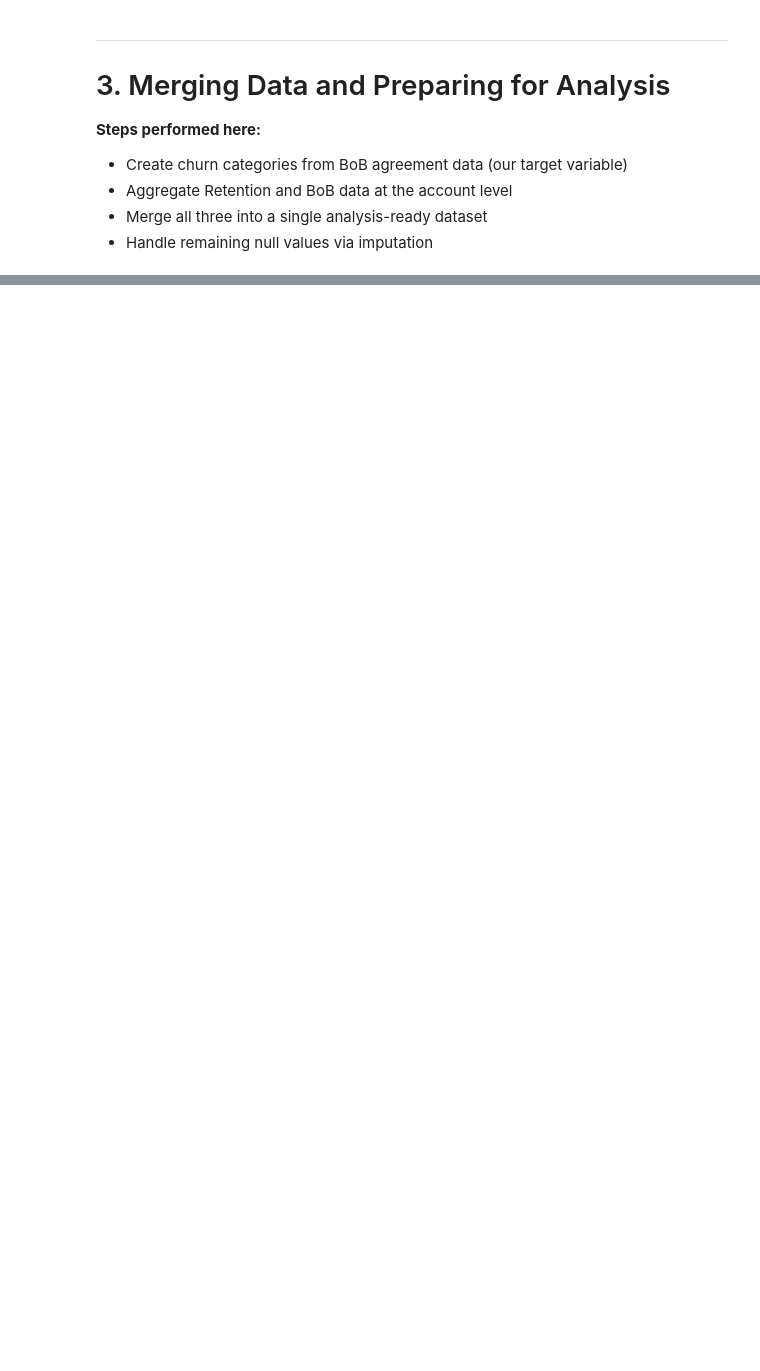
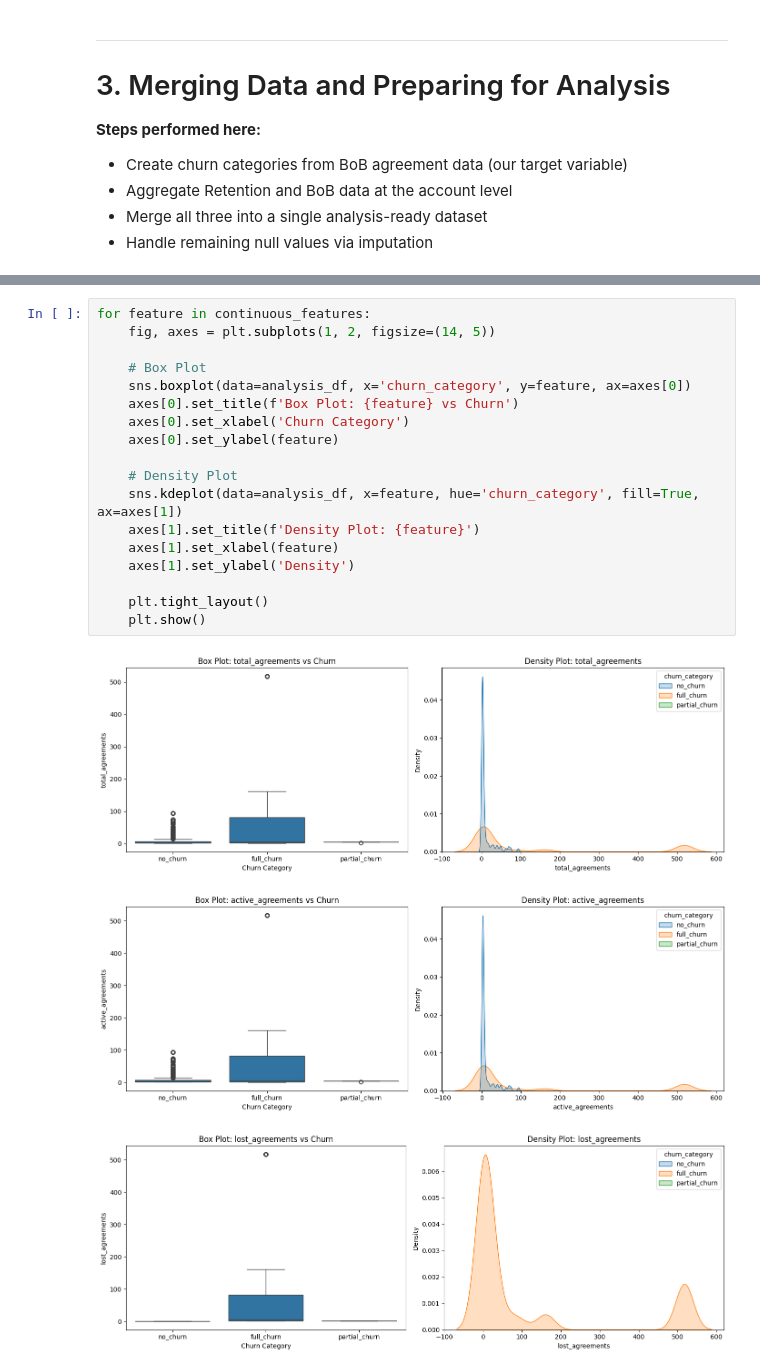
Before and after one commit to dhanyajay/customer-churn-analysis, a Jupyter notebook: notebooks/02_silver/02_preprocessing.ipynb, the cells around one changed output, grey strips where cells are left out. Saved outputs shown, nothing was run; the diff lists cells and outputs as text; blank space fills up the shorter version.

```diff
--- a/notebooks/02_silver/02_preprocessing.ipynb
+++ b/notebooks/02_silver/02_preprocessing.ipynb
@@ -799,0 +365,22 @@ The analysis dataset with identified significant features is now ready for model
+# %%
+for feature in continuous_features:
+    fig, axes = plt.subplots(1, 2, figsize=(14, 5))
+
+    # Box Plot
+    sns.boxplot(data=analysis_df, x='churn_category', y=feature, ax=axes[0])
+    axes[0].set_title(f'Box Plot: {feature} vs Churn')
+    axes[0].set_xlabel('Churn Category')
+    axes[0].set_ylabel(feature)
+
+    # Density Plot
+    sns.kdeplot(data=analysis_df, x=feature, hue='churn_category', fill=True, ax=axes[1])
+    axes[1].set_title(f'Density Plot: {feature}')
+    axes[1].set_xlabel(feature)
+    axes[1].set_ylabel('Density')
+
+    plt.tight_layout()
+    plt.show()
+# %% [output]
+[figure, added]
+[figure, added]
+[figure, added]
```
Also changed, not shown: parts of 69 cells of this notebook, 15 other files.
